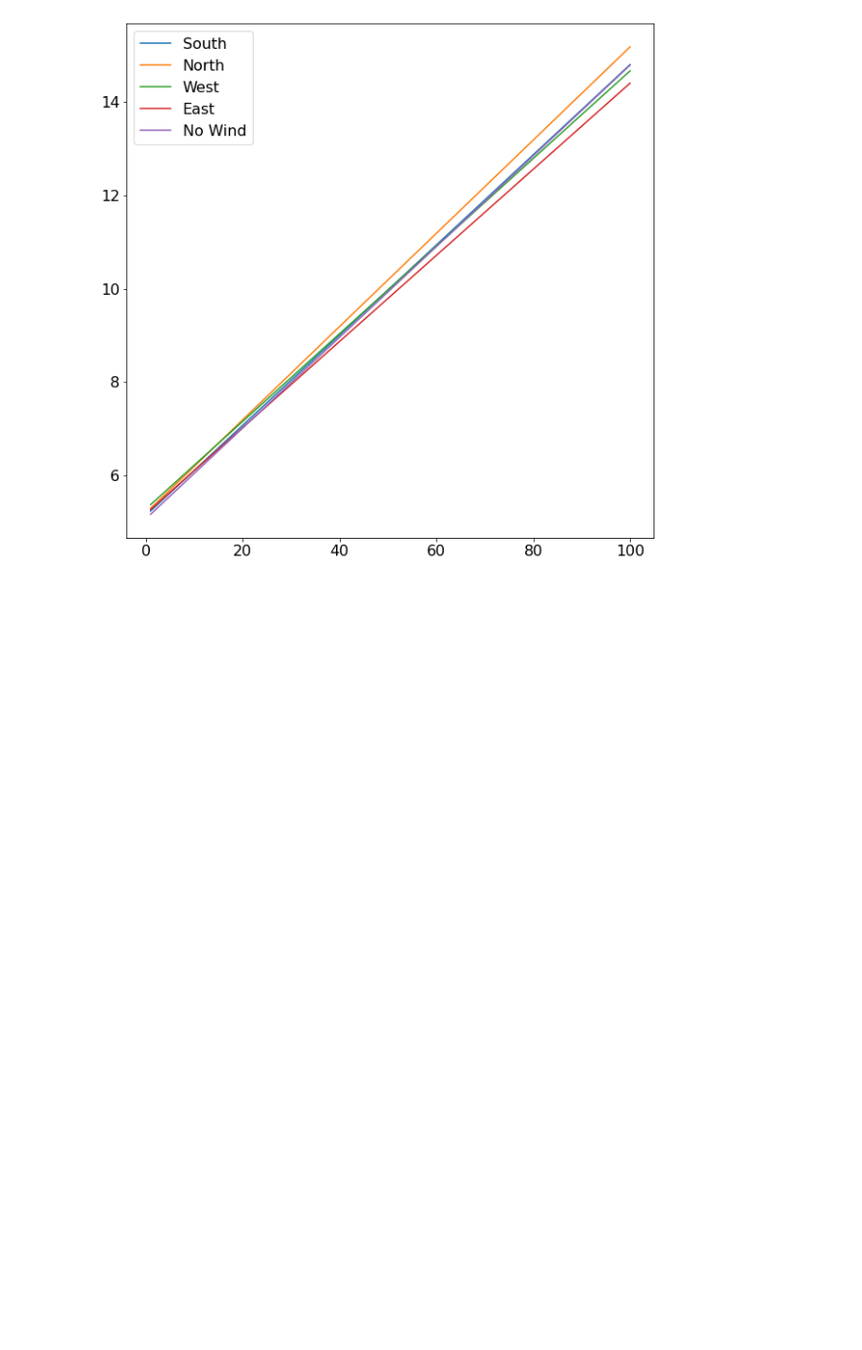
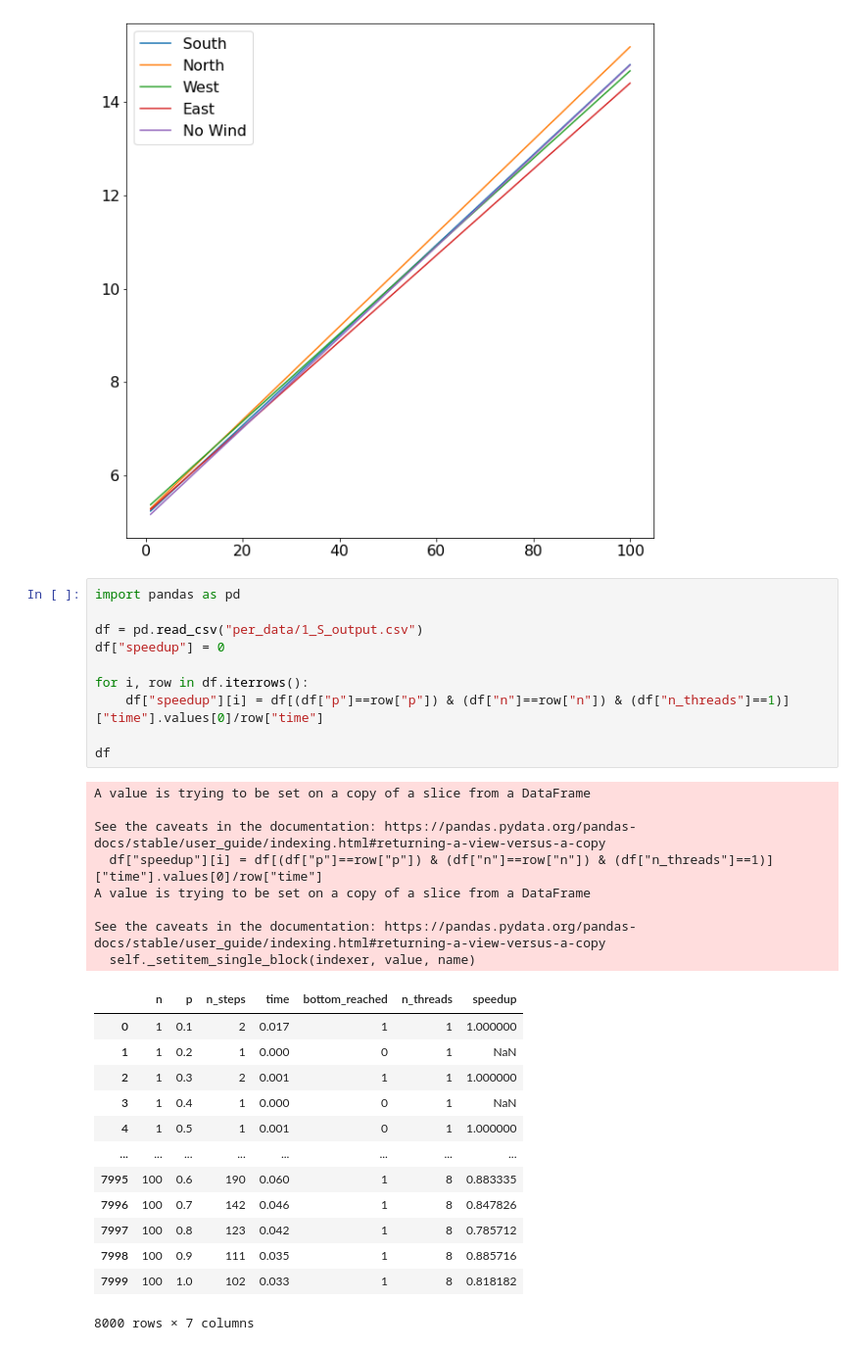
Before and after one commit to tomthepeach/3rd-Year-Assesments, a Jupyter notebook: forest_fire/py_analysis.ipynb, the cells around one changed output. Shown at 98% size. Cells and saved outputs as stored; diff of their text form; blank space fills up the shorter version.

```diff
--- a/forest_fire/py_analysis.ipynb
+++ b/forest_fire/py_analysis.ipynb
@@ -270,3 +272,35 @@ def comapre_avg(p):
 comapre_avg(0.4)
 # %% [output]
 [figure]
+# %%
+import pandas as pd
+
+df = pd.read_csv("per_data/1_S_output.csv")
+df["speedup"] = 0
+
+for i, row in df.iterrows():
+    df["speedup"][i] = df[(df["p"]==row["p"]) & (df["n"]==row["n"]) & (df["n_threads"]==1)]["time"].values[0]/row["time"]
+
+df
+# %% [output]
+A value is trying to be set on a copy of a slice from a DataFrame
+
+See the caveats in the documentation: https://pandas.pydata.org/pandas-docs/stable/user_guide/indexing.html#returning-a-view-versus-a-copy
+  df["speedup"][i] = df[(df["p"]==row["p"]) & (df["n"]==row["n"]) & (df["n_threads"]==1)]["time"].values[0]/row["time"]
+A value is trying to be set on a copy of a slice from a DataFrame
+
+See the caveats in the documentation: https://pandas.pydata.org/pandas-docs/stable/user_guide/indexing.html#returning-a-view-versus-a-copy
+  self._setitem_single_block(indexer, value, name)
+|  | n | p | n_steps | time | bottom_reached | n_threads | speedup |
+| 0 | 1 | 0.1 | 2 | 0.017 | 1 | 1 | 1.000000 |
+| 1 | 1 | 0.2 | 1 | 0.000 | 0 | 1 | NaN |
+| 2 | 1 | 0.3 | 2 | 0.001 | 1 | 1 | 1.000000 |
+| 3 | 1 | 0.4 | 1 | 0.000 | 0 | 1 | NaN |
+| 4 | 1 | 0.5 | 1 | 0.001 | 0 | 1 | 1.000000 |
+| ... | ... | ... | ... | ... | ... | ... | ... |
+| 7995 | 100 | 0.6 | 190 | 0.060 | 1 | 8 | 0.883335 |
+| 7996 | 100 | 0.7 | 142 | 0.046 | 1 | 8 | 0.847826 |
+| 7997 | 100 | 0.8 | 123 | 0.042 | 1 | 8 | 0.785712 |
+| 7998 | 100 | 0.9 | 111 | 0.035 | 1 | 8 | 0.885716 |
+| 7999 | 100 | 1.0 | 102 | 0.033 | 1 | 8 | 0.818182 |
+8000 rows × 7 columns
```
Also changed, not shown: parts of 4 cells of this notebook, 6 other files.
